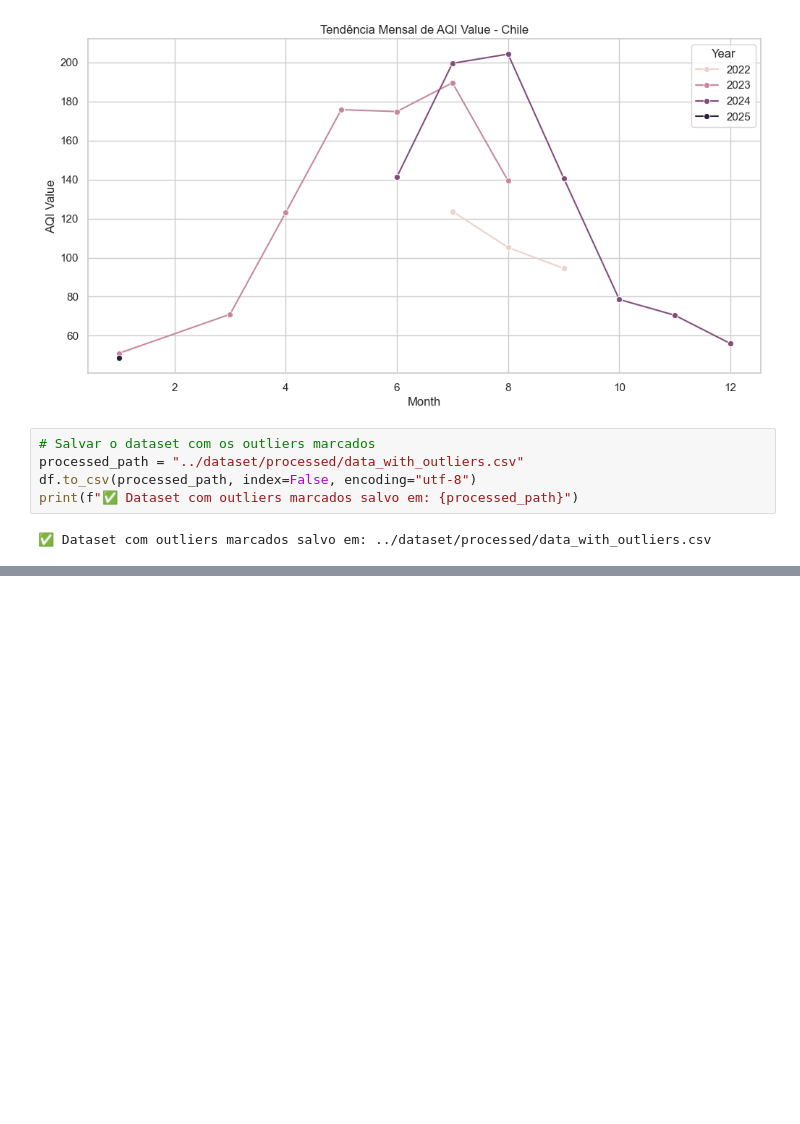
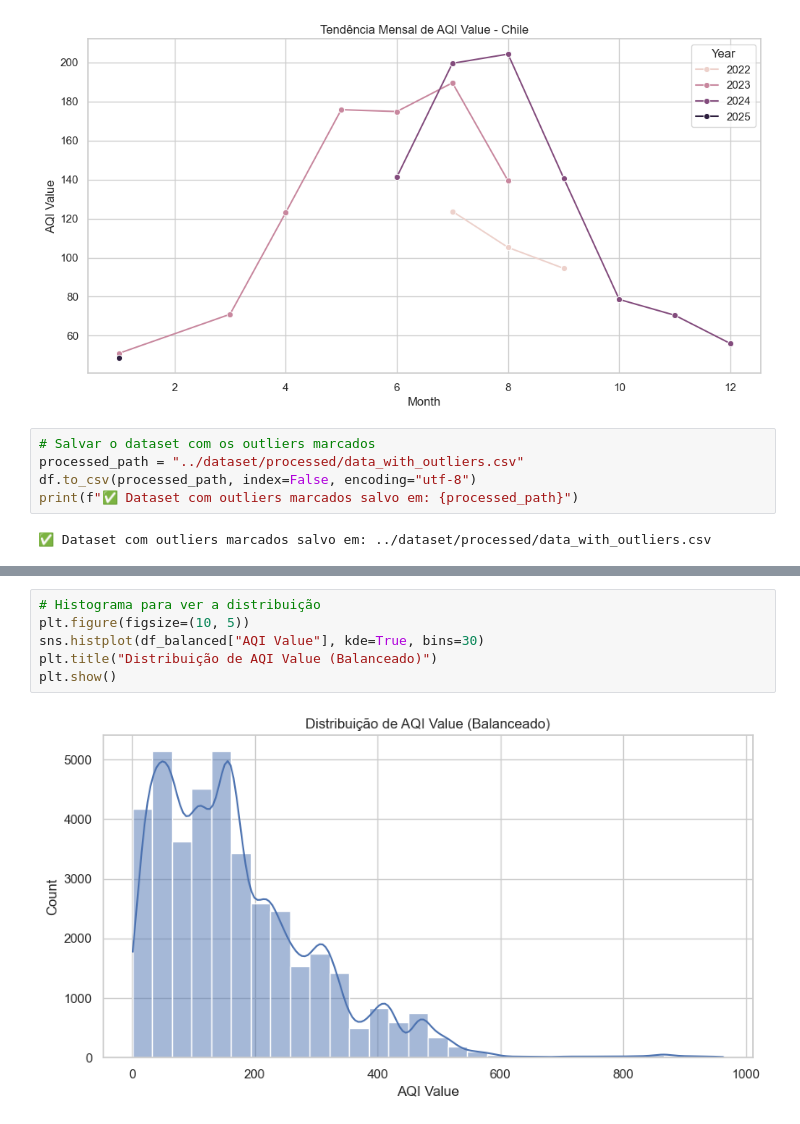
Before and after one commit to lgfas/diabetes-data-mining, a Jupyter notebook: notebooks/Outliers.ipynb, the cells around one changed output, grey strips where cells are left out. Saved outputs shown, nothing was run; the diff lists cells and outputs as text; blank space fills up the shorter version.

```diff
--- a/notebooks/Outliers.ipynb
+++ b/notebooks/Outliers.ipynb
@@ -185,0 +236,8 @@ print(f"✅ Dataset com outliers marcados salvo em: {processed_path}")
+# %%
+# Histograma para ver a distribuição
+plt.figure(figsize=(10, 5))
+sns.histplot(df_balanced["AQI Value"], kde=True, bins=30)
+plt.title("Distribuição de AQI Value (Balanceado)")
+plt.show()
+# %% [output]
+[figure, added]
```
Also changed, not shown: parts of 5 cells of this notebook, 1 other file.
